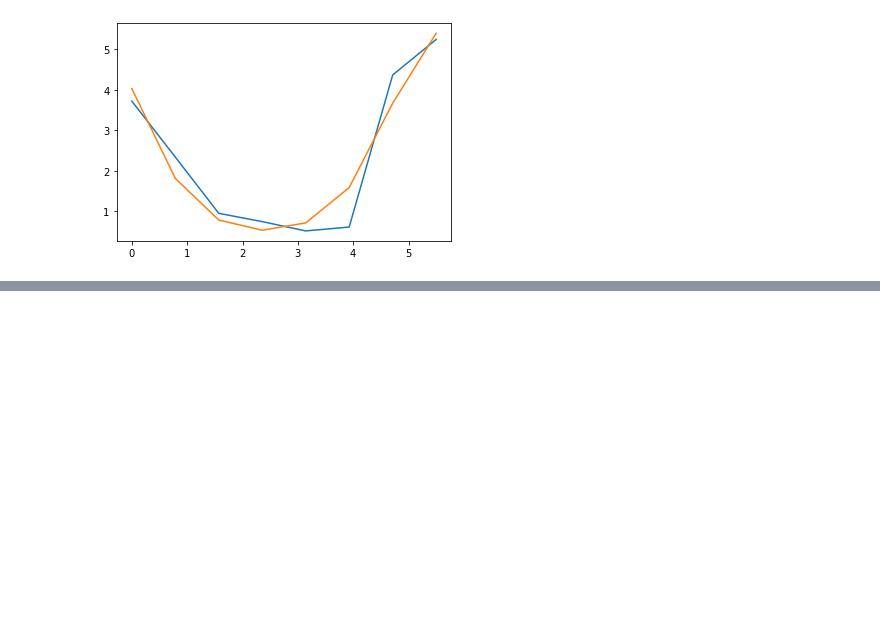
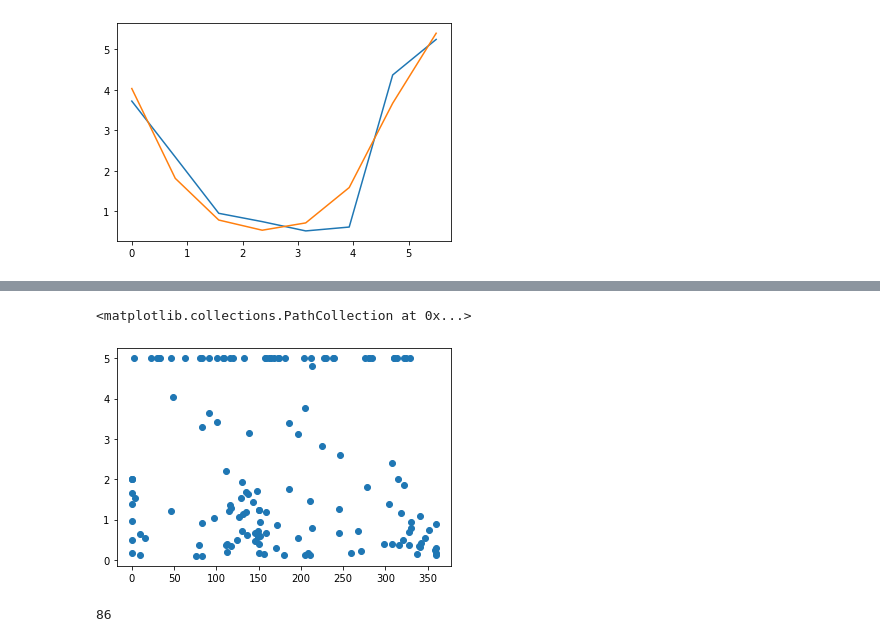
Before and after one commit to CONECT-INT/2022_CENTURI-SummerSchool, a Jupyter notebook: dev/Dataset1_astrid.ipynb, the cells around one changed output, grey strips where cells are left out. Drawn from its saved outputs; the diff is of its cells as text; code cells hidden in the pictures; blank space fills up the shorter version.

```diff
--- a/dev/Dataset1_astrid.ipynb
+++ b/dev/Dataset1_astrid.ipynb
@@ -114,0 +155,9 @@ plot_fitting(0)
+# %%
+plt.scatter(values[:,0]*180/np.pi,values[:,1])
+# %% [output]
+<matplotlib.collections.PathCollection at 0x...>
+[figure, added]
+# %%
+np.argmax(values[:,1])
+# %% [output]
+86
```
Also changed, not shown: parts of 6 cells of this notebook.
